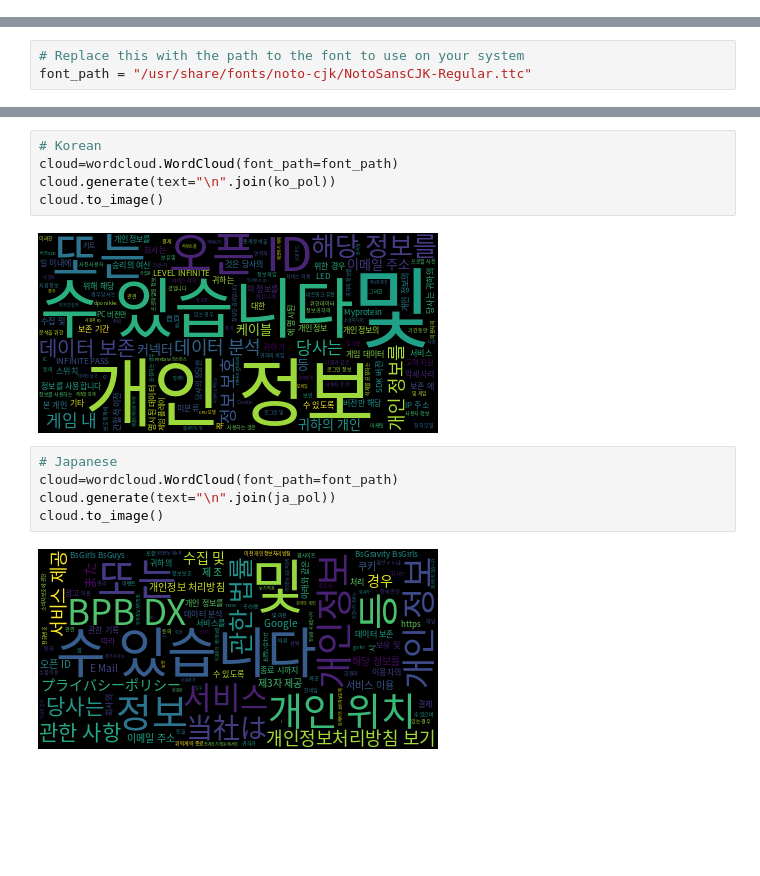
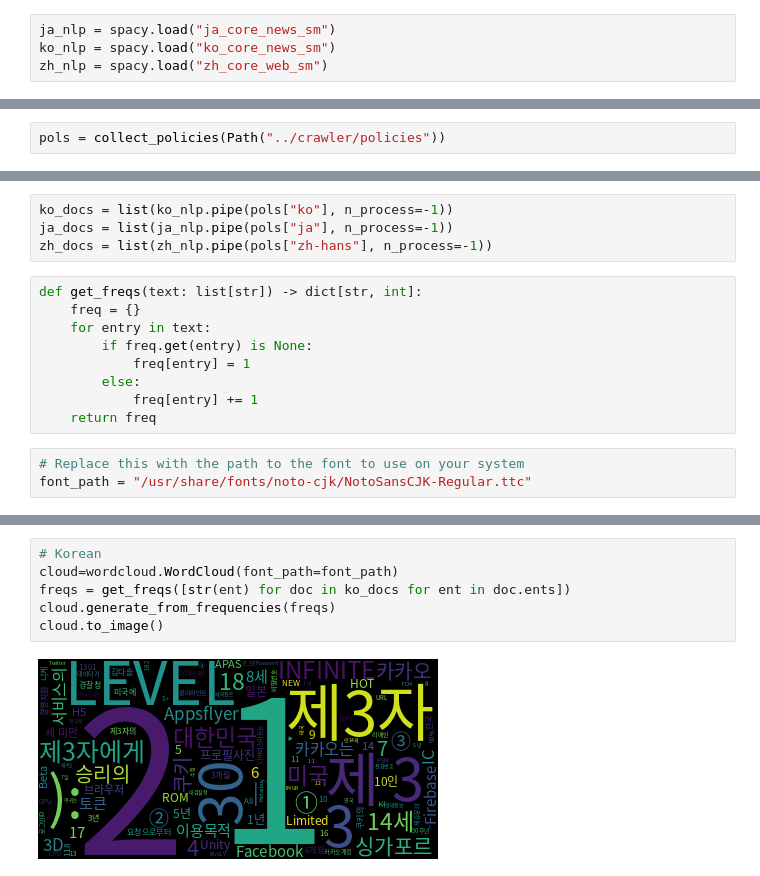
Before and after one commit to Pknakamura/MultiLangPolicyScanner_JPTokenization, a Jupyter notebook: workFolder4Jack/preprocessing.ipynb, the cells around one changed output, grey strips where cells are left out. Drawn from its saved outputs; the diff is of its cells as text; blank space fills up the shorter version.

```diff
--- a/workFolder4Jack/preprocessing.ipynb
+++ b/workFolder4Jack/preprocessing.ipynb
@@ -8,0 +11,4 @@ import wordcloud
+# %%
+ja_nlp = spacy.load("ja_core_news_sm")
+ko_nlp = spacy.load("ko_core_news_sm")
+zh_nlp = spacy.load("zh_core_web_sm")
@@ -8,0 +43,2 @@ import wordcloud
+# %%
+pols = collect_policies(Path("../crawler/policies"))
@@ -9,3 +49,16 @@ import wordcloud
+# %%
+ko_docs = list(ko_nlp.pipe(pols["ko"], n_process=-1))
+ja_docs = list(ja_nlp.pipe(pols["ja"], n_process=-1))
+zh_docs = list(zh_nlp.pipe(pols["zh-hans"], n_process=-1))
+# %%
+def get_freqs(text: list[str]) -> dict[str, int]:
+    freq = {}
+    for entry in text:
+        if freq.get(entry) is None:
+            freq[entry] = 1
+        else:
+            freq[entry] += 1
+    return freq
 # %%
 # Replace this with the path to the font to use on your system
 font_path = "/usr/share/fonts/noto-cjk/NotoSansCJK-Regular.ttc"
@@ -41,14 +81,8 @@ sb.swarmplot({"Korean":[len(p) for p in ko_pol],"Japanese": [len(p) for p in ja_
 # %%
 # Korean
 cloud=wordcloud.WordCloud(font_path=font_path)
-cloud.generate(text="\n".join(ko_pol))
+freqs = get_freqs([str(ent) for doc in ko_docs for ent in doc.ents])
+cloud.generate_from_frequencies(freqs)
 cloud.to_image()
 # %% [output]
-[figure, old version]
+[figure, new version]
-# %%
-# Japanese
-cloud=wordcloud.WordCloud(font_path=font_path)
-cloud.generate(text="\n".join(ja_pol))
-cloud.to_image()
-# %% [output]
-[figure, removed]
```
Also changed, not shown: parts of 10 cells of this notebook, 1 other file.
